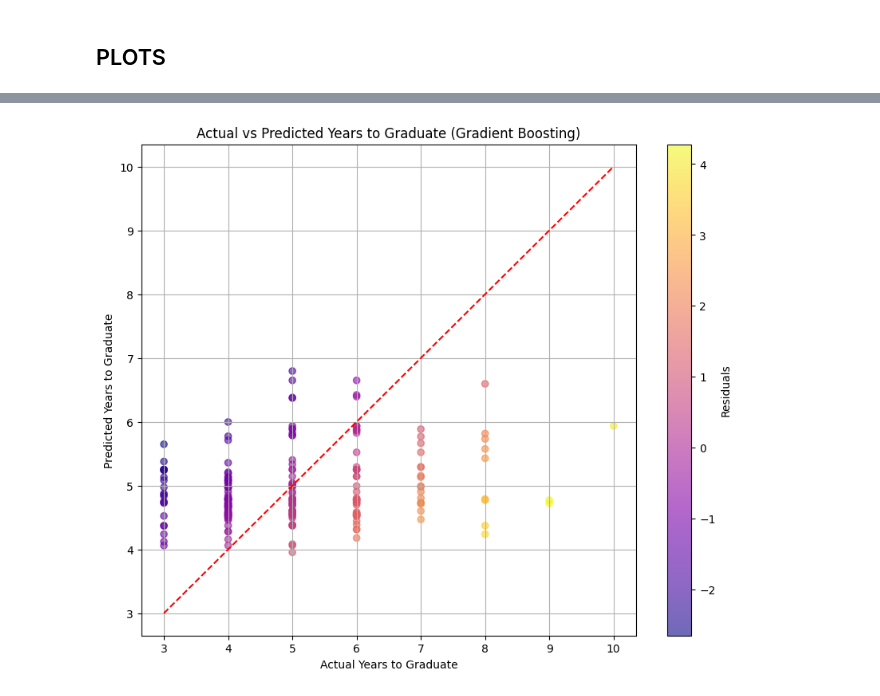
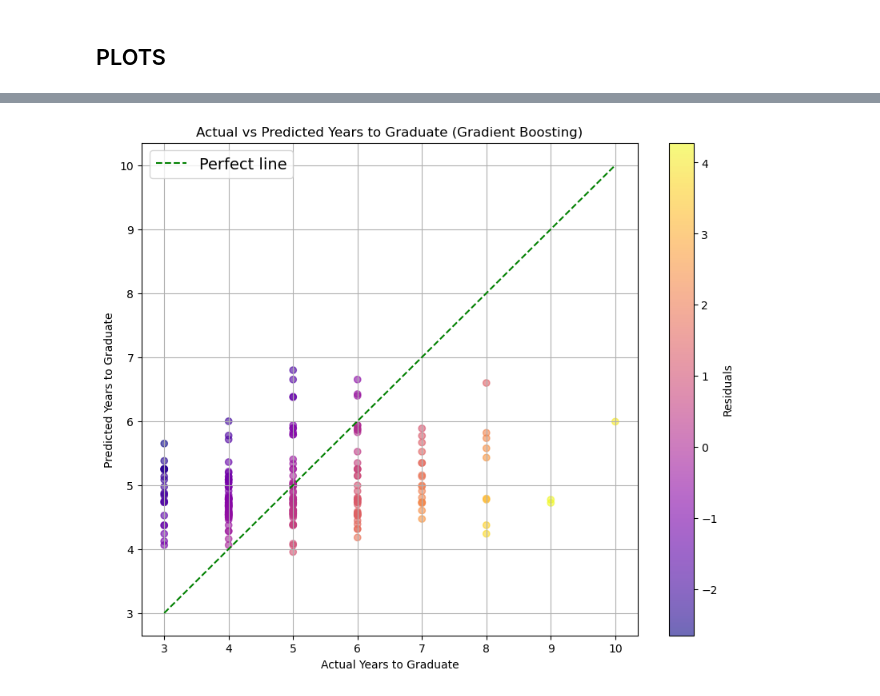
Before and after one commit to owhygithub/DataWranglingProject, a Jupyter notebook: project.ipynb, the cells around one changed output, grey strips where cells are left out. Cells and saved outputs as stored; diff of their text form; code cells hidden in the pictures.

```diff
--- a/project.ipynb
+++ b/project.ipynb
@@ -1434,22 +1224,24 @@ plt.show()
 # %%
 residuals_years_gb = y_test_years - y_pred_years
 
 plt.figure(figsize=(10, 8))
 plt.scatter(y_test_years, y_pred_years, c=residuals_years_gb, cmap='plasma', alpha=0.6)
 plt.colorbar(label='Residuals')
 plt.plot(
     [min(y_test_years), max(y_test_years)],
     [min(y_test_years), max(y_test_years)],
-    color="red",
+    color="green",
     linestyle="--",
+    label = "Perfect line",
 )
 plt.xlabel("Actual Years to Graduate")
 plt.ylabel("Predicted Years to Graduate")
 plt.title("Actual vs Predicted Years to Graduate (Gradient Boosting)")
+plt.legend(loc="upper left", fontsize="14")
 plt.grid(True)
 plt.show()
 # %% [output]
-[figure, old version]
+[figure, new version]
 # %%
 plt.figure(figsize=(8, 6))
 sns.regplot(x=y_test_gpa, y=y_pred_gpa, scatter_kws={'color': 'blue', 'alpha': 0.6}, line_kws={'color': 'red'})
```
Also changed, not shown: parts of 40 cells of this notebook.
